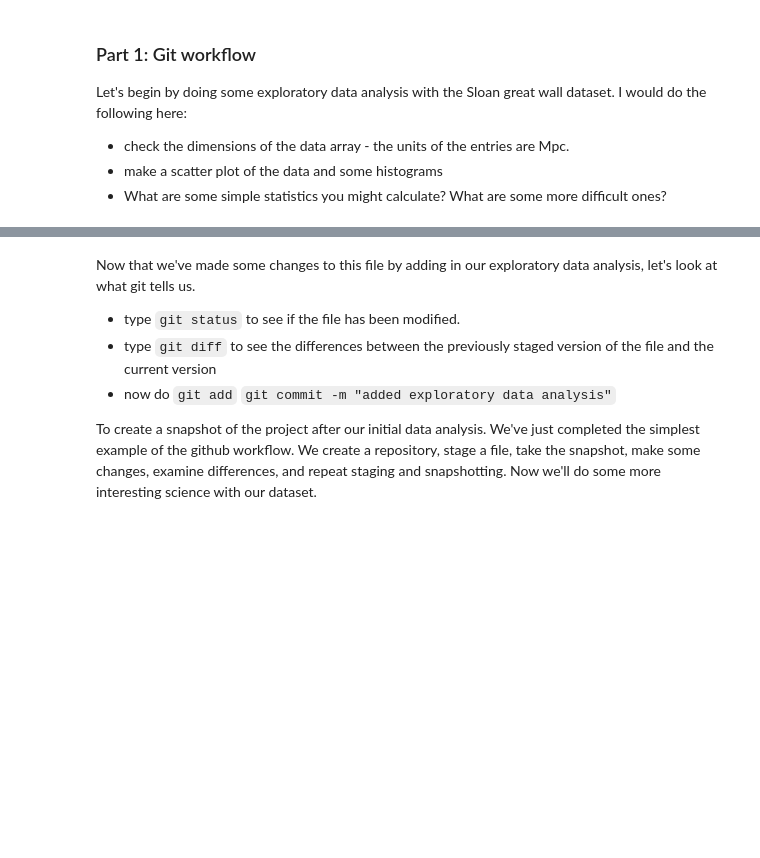
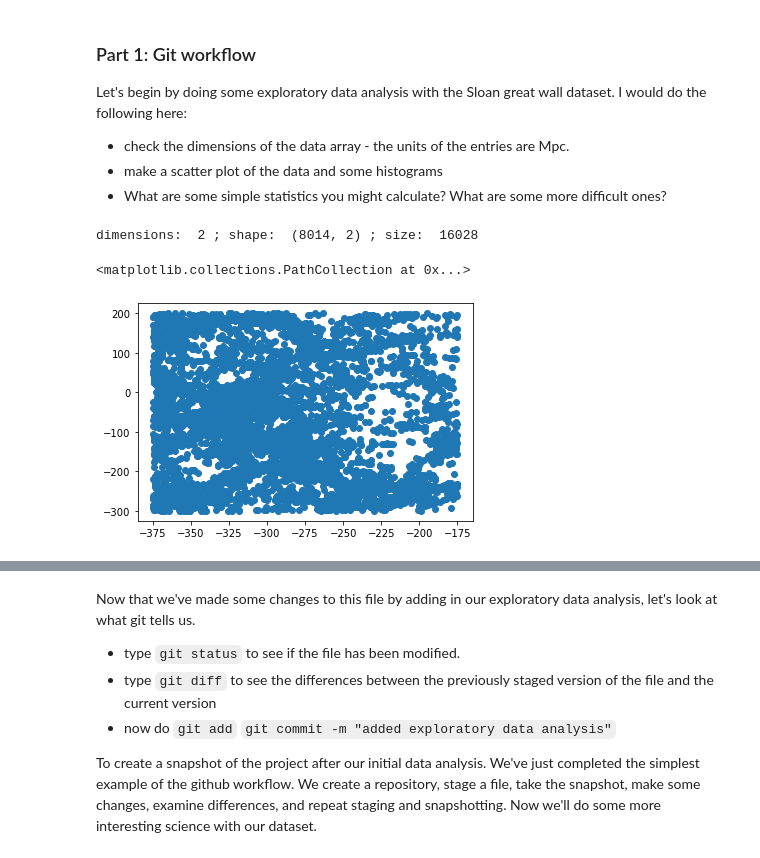
Before and after one commit to LuciaIllari/18JulySes15PUBLIC, a Jupyter notebook: DSFP_intro_2_git-attempt.ipynb, the cells around one changed output, grey strips where cells are left out. Drawn from its saved outputs; the diff is of its cells as text; code cells hidden in the pictures; blank space fills up the shorter version.

Commit message:
added exploratory data analysis

```diff
--- a/DSFP_intro_2_git-attempt.ipynb
+++ b/DSFP_intro_2_git-attempt.ipynb
@@ -46,4 +46,11 @@ Let's begin by doing some exploratory data analysis with the Sloan great wall da
 * make a scatter plot of the data and some histograms
 * What are some simple statistics you might calculate? What are some more difficult ones?
 # %%
-# exploratory data analysis goes here
+print("dimensions: ",np.ndim(X), "; shape: ", np.shape(X), "; size: ", np.size(X))
+# %% [output]
+dimensions:  2 ; shape:  (8014, 2) ; size:  16028
+# %%
+plt.scatter(X[:,0], X[:,1])
+# %% [output]
+<matplotlib.collections.PathCollection at 0x...>
+[figure, added]
```
Also changed, not shown: parts of 3 cells of this notebook.
